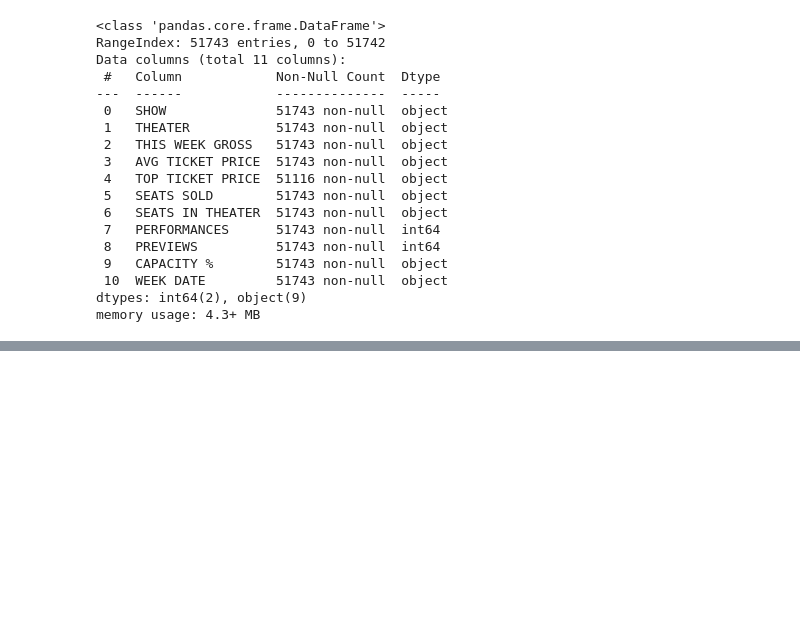
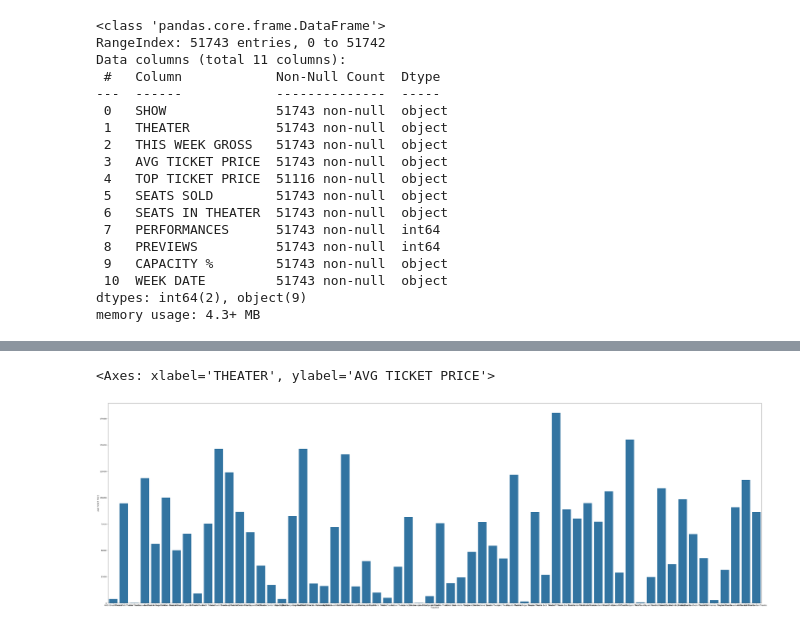
Before and after one commit to BradPutz/Capstone, a Jupyter notebook: Capstone.ipynb, the cells around one changed output, grey strips where cells are left out. Cells and saved outputs as stored; diff of their text form; code cells hidden in the pictures; blank space fills up the shorter version.

Commit message:
updated with complete visuals

```diff
--- a/Capstone.ipynb
+++ b/Capstone.ipynb
@@ -144,0 +109,10 @@ df1.head(5)
+# %%
+df1['SEATS SOLD'] = df1['SEATS SOLD'].str.replace(',','')
+df1['SEATS SOLD'] = df1['SEATS SOLD'].astype('int64')
+# %%
+df1['SEATS IN THEATER'] = df1['SEATS IN THEATER'].str.replace(',','')
+df1['SEATS IN THEATER'] = df1['SEATS IN THEATER'].astype('int64')
+# %%
+df1['CAPACITY %'] = df1['CAPACITY %'].str.rstrip('%').astype(float) / 100
+# %%
+df1['WEEK DATE'] = pd.to_datetime(df1['WEEK DATE'])
@@ -144,0 +164,6 @@ df1.head(5)
+# %%
+plt.figure(figsize=(65,20))
+sns.barplot(data=df1.groupby(["THEATER"]).sum("AVG TICKET PRICE"),x="THEATER",y="AVG TICKET PRICE")
+# %% [output]
+<Axes: xlabel='THEATER', ylabel='AVG TICKET PRICE'>
+[figure, added]
```
Also changed, not shown: parts of 46 cells of this notebook.
